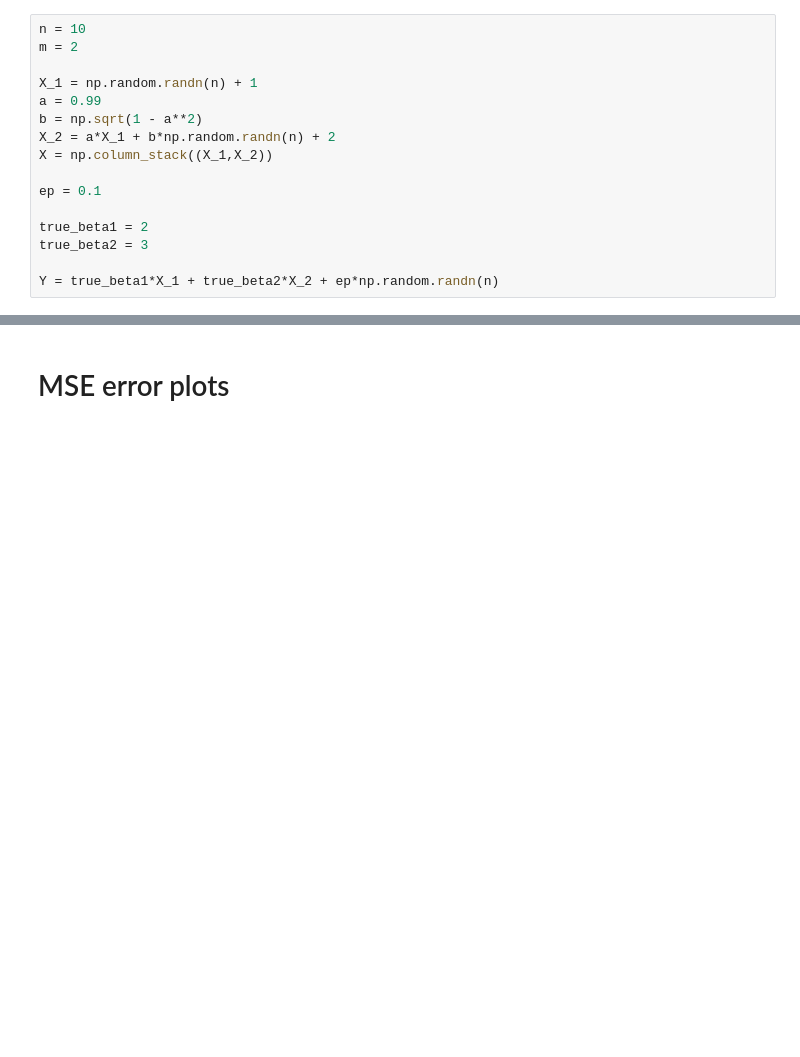
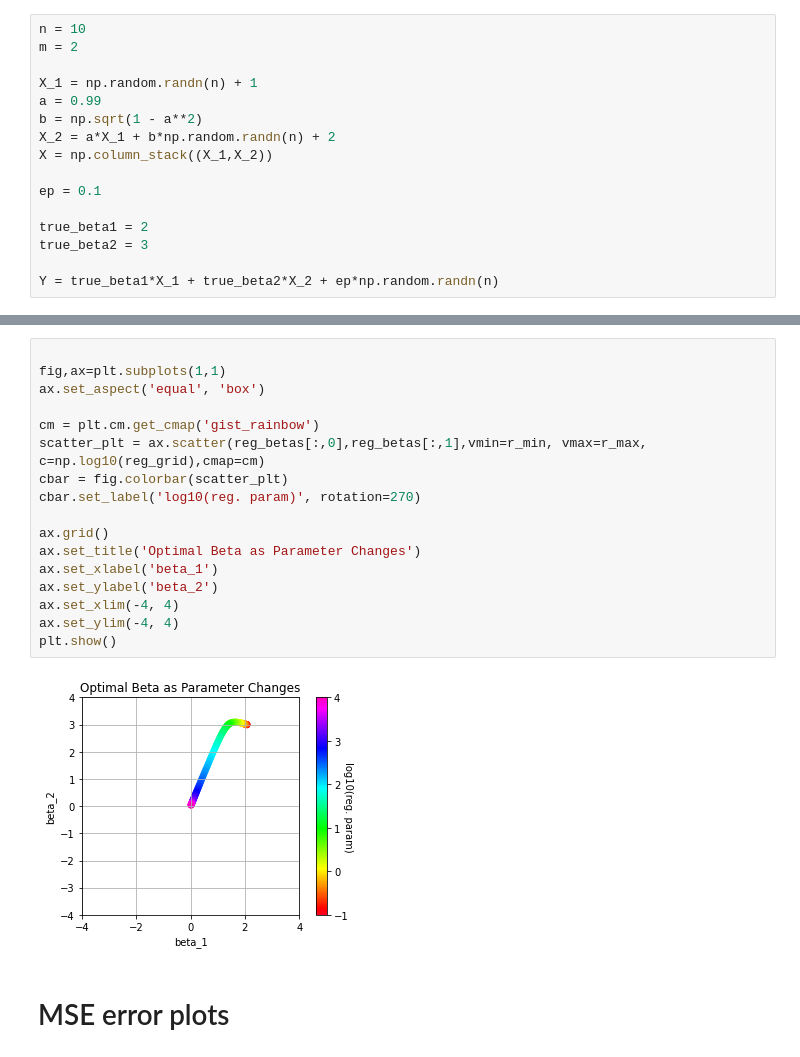
Before and after one commit to mcnica89/DATA6100, a Jupyter notebook: loss_function_surface_for_ridge_reg.ipynb, the cells around one changed output, grey strips where cells are left out. Cells and saved outputs as stored; diff of their text form; blank space fills up the shorter version.

```diff
--- a/loss_function_surface_for_ridge_reg.ipynb
+++ b/loss_function_surface_for_ridge_reg.ipynb
@@ -26,3 +49,22 @@ Y = true_beta1*X_1 + true_beta2*X_2 + ep*np.random.randn(n)
+# %%
+
+fig,ax=plt.subplots(1,1)
+ax.set_aspect('equal', 'box')
+
+cm = plt.cm.get_cmap('gist_rainbow')
+scatter_plt = ax.scatter(reg_betas[:,0],reg_betas[:,1],vmin=r_min, vmax=r_max, c=np.log10(reg_grid),cmap=cm)
+cbar = fig.colorbar(scatter_plt)
+cbar.set_label('log10(reg. param)', rotation=270)
+
+ax.grid()
+ax.set_title('Optimal Beta as Parameter Changes')
+ax.set_xlabel('beta_1')
+ax.set_ylabel('beta_2')
+ax.set_xlim(-4, 4)
+ax.set_ylim(-4, 4)
+plt.show()
+# %% [output]
+[figure, added]
 # %% [markdown]
 # MSE error plots
 # %%
```
Also changed, not shown: parts of 8 cells of this notebook.
